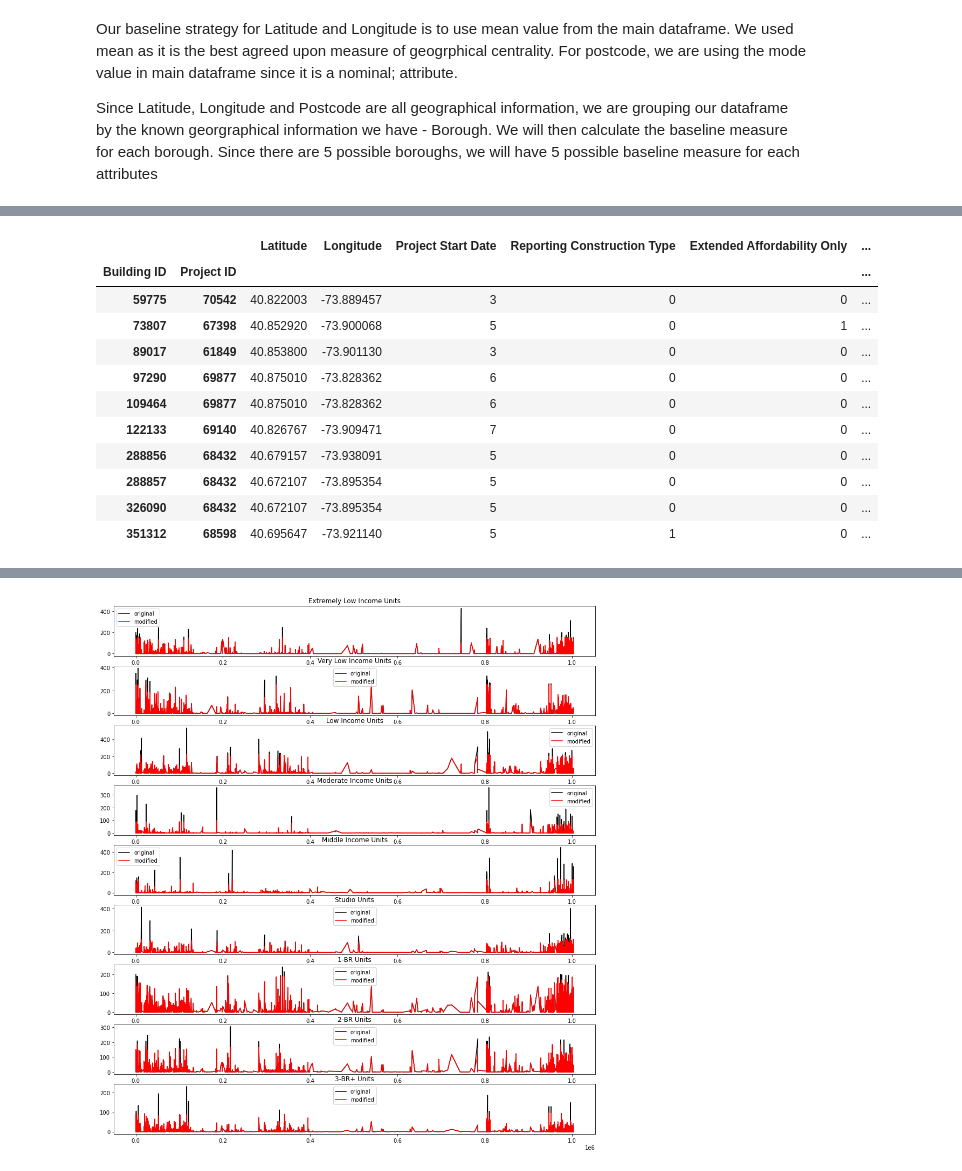
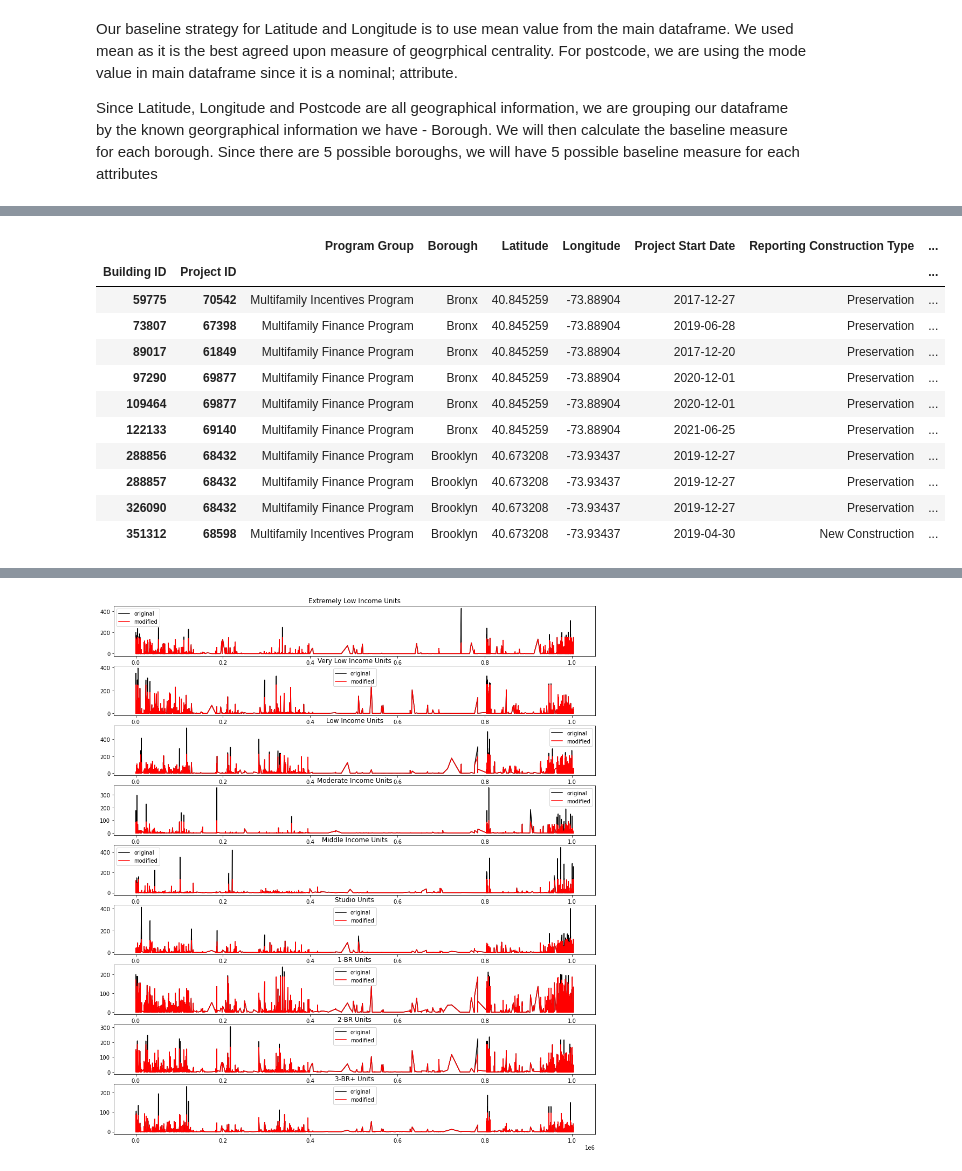
Before and after one commit to tejusrevi/nyc-housing, a Jupyter notebook: project.ipynb, the cells around one changed output, grey strips where cells are left out. Cells and saved outputs as stored; diff of their text form; code cells hidden in the pictures.

```diff
--- a/project.ipynb
+++ b/project.ipynb
@@ -604,25 +602,22 @@ def baseline_strategy(df, referenceDf):
     df = df.copy()
     # for each borough
     for borough in referenceDf['Borough'].unique():
-        print("here")
-        print("here")
-        # Use mode within the borough as baseline strategy for postcode
-        if 'Postcode' in df:
-            print("heeere")
-            mode_postcode_within_borough = referenceDf[referenceDf['Borough'] == borough]['Postcode'].mode().iloc[0]
-            print(df['Borough'] == borough)
-            new_rows_postcode.append(df[df['Borough'] == borough]['Postcode'].fillna(mode_postcode_within_borough))
-        # Use mode within the borough as baseline strategy for neighborhood
-        if 'Neighborhood' in df:
-            mode_neighborhood_within_borough = referenceDf[referenceDf['Borough'] == borough]['Neighborhood'].mode().iloc[0]
-            new_rows_postcode.append(df[df['Borough'] == borough]['Neighborhood'].fillna(mode_neighborhood_within_borough))
-        # Use centroid (ie, mean) within the borough as baseline strategy for latitude and longitude
-        mean_latitude_within_borough = referenceDf[referenceDf['Borough'] == borough]['Latitude'].mean()
-        mean_longitude_within_borough = referenceDf[referenceDf['Borough'] == borough]['Longitude'].mean()
+        if borough in df['Borough'].unique():
+            # Use mode within the borough as baseline strategy for postcode
+            if 'Postcode' in df:
+                mode_postcode_within_borough = referenceDf[referenceDf['Borough'] == borough]['Postcode'].mode().iloc[0]
+                new_rows_postcode.append(df[df['Borough'] == borough]['Postcode'].fillna(mode_postcode_within_borough))
+            # Use mode within the borough as baseline strategy for neighborhood
+            if 'Neighborhood' in df:
+                mode_neighborhood_within_borough = referenceDf[referenceDf['Borough'] == borough]['Neighborhood'].mode().iloc[0]
+                new_rows_neighborhood.append(df[df['Borough'] == borough]['Neighborhood'].fillna(mode_neighborhood_within_borough))
+            # Use centroid (ie, mean) within the borough as baseline strategy for latitude and longitude
+            mean_latitude_within_borough = referenceDf[referenceDf['Borough'] == borough]['Latitude'].mean()
+            mean_longitude_within_borough = referenceDf[referenceDf['Borough'] == borough]['Longitude'].mean()
 
-        # Replace null values with newly calculated baseline values
-        new_rows_latitude.append(df[df[borough] != 0]['Latitude'].fillna(mean_latitude_within_borough))
-        new_rows_longitude.append(df[df[borough] != 0]['Longitude'].fillna(mean_longitude_within_borough))
+            # Replace null values with newly calculated baseline values
+            new_rows_latitude.append(df[df['Borough'] == borough]['Latitude'].fillna(mean_latitude_within_borough))
+            new_rows_longitude.append(df[df['Borough'] == borough]['Longitude'].fillna(mean_longitude_within_borough))
     if 'Postcode' in df:
         df['Postcode'] = pd.concat(new_rows_postcode)
     if 'Neighborhood' in df:
@@ -843,18 +845,18 @@ encoded_confidential_records_df_b.head(10)
 # %%
-encoded_null_records_df_b.head(10)
+null_records_df_b.head(10)
 # %% [output]
-|  |  | Latitude | Longitude | Project Start Date | Reporting Construction Type | Extended Affordability Only | ... |
-| Building ID | Project ID |  |  |  |  |  | ... |
-| 59775 | 70542 | 40.822003 | -73.889457 | 3 | 0 | 0 | ... |
-| 73807 | 67398 | 40.852920 | -73.900068 | 5 | 0 | 1 | ... |
-| 89017 | 61849 | 40.853800 | -73.901130 | 3 | 0 | 0 | ... |
-| 97290 | 69877 | 40.875010 | -73.828362 | 6 | 0 | 0 | ... |
-| 109464 | 69877 | 40.875010 | -73.828362 | 6 | 0 | 0 | ... |
-| 122133 | 69140 | 40.826767 | -73.909471 | 7 | 0 | 0 | ... |
-| 288856 | 68432 | 40.679157 | -73.938091 | 5 | 0 | 0 | ... |
-| 288857 | 68432 | 40.672107 | -73.895354 | 5 | 0 | 0 | ... |
-| 326090 | 68432 | 40.672107 | -73.895354 | 5 | 0 | 0 | ... |
-| 351312 | 68598 | 40.695647 | -73.921140 | 5 | 1 | 0 | ... |
+|  |  | Program Group | Borough | Latitude | Longitude | Project Start Date | Reporting Construction Type | ... |
+| Building ID | Project ID |  |  |  |  |  |  | ... |
+| 59775 | 70542 | Multifamily Incentives Program | Bronx | 40.845259 | -73.88904 | 2017-12-27 | Preservation | ... |
+| 73807 | 67398 | Multifamily Finance Program | Bronx | 40.845259 | -73.88904 | 2019-06-28 | Preservation | ... |
+| 89017 | 61849 | Multifamily Finance Program | Bronx | 40.845259 | -73.88904 | 2017-12-20 | Preservation | ... |
+| 97290 | 69877 | Multifamily Finance Program | Bronx | 40.845259 | -73.88904 | 2020-12-01 | Preservation | ... |
+| 109464 | 69877 | Multifamily Finance Program | Bronx | 40.845259 | -73.88904 | 2020-12-01 | Preservation | ... |
+| 122133 | 69140 | Multifamily Finance Program | Bronx | 40.845259 | -73.88904 | 2021-06-25 | Preservation | ... |
+| 288856 | 68432 | Multifamily Finance Program | Brooklyn | 40.673208 | -73.93437 | 2019-12-27 | Preservation | ... |
+| 288857 | 68432 | Multifamily Finance Program | Brooklyn | 40.673208 | -73.93437 | 2019-12-27 | Preservation | ... |
+| 326090 | 68432 | Multifamily Finance Program | Brooklyn | 40.673208 | -73.93437 | 2019-12-27 | Preservation | ... |
+| 351312 | 68598 | Multifamily Incentives Program | Brooklyn | 40.673208 | -73.93437 | 2019-04-30 | New Construction | ... |
 # %%
 
 # Save frequency encoded values for neihborhoods. These will be used later while predicting latitude and longitude
```
Also changed, not shown: parts of 35 cells of this notebook.
